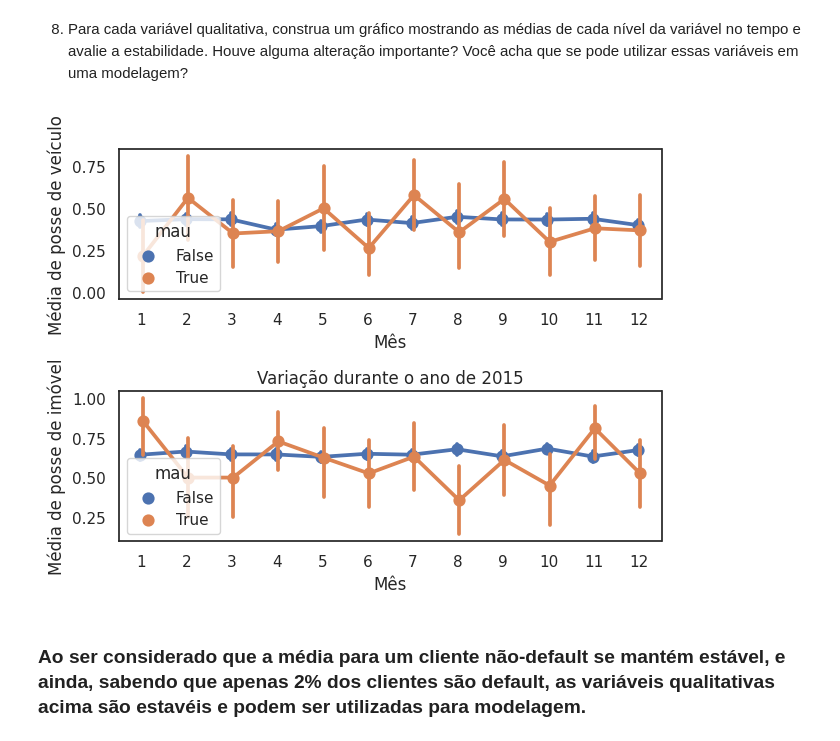
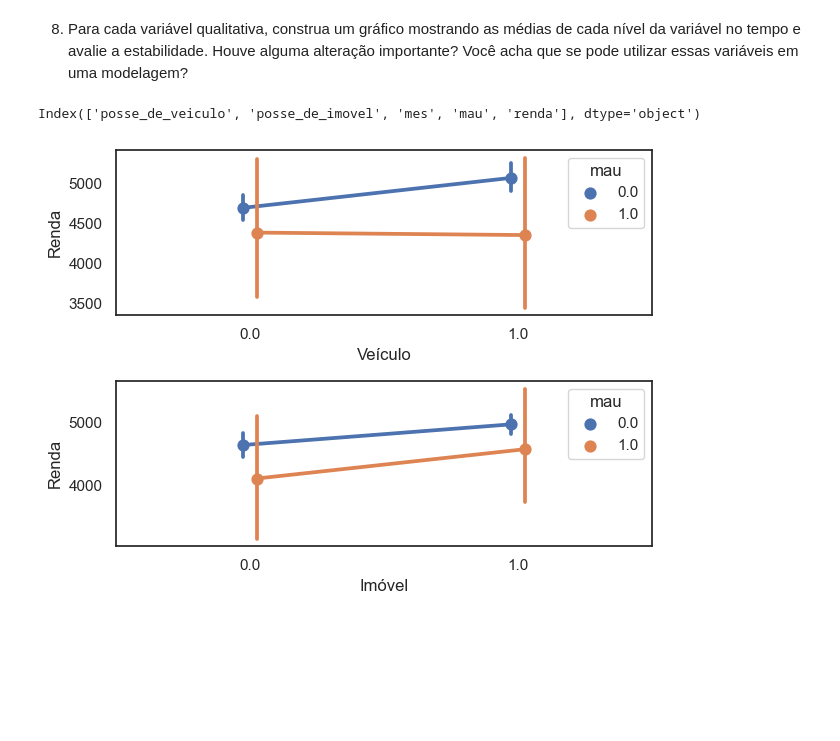
Before and after one commit to jesse-datascience/Analise-Credito-Descritiva, a Jupyter notebook: previsao_de_renda.ipynb, the cells around one changed output. Cells and saved outputs as stored; diff of their text form; code cells hidden in the pictures; blank space fills up the shorter version.

```diff
--- a/previsao_de_renda.ipynb
+++ b/previsao_de_renda.ipynb
@@ -445,4 +441,4 @@ sns.boxplot(data=df_quali_ambos, x='renda', hue='default_True')
 # %%
 # agrupando index do cliente e tirando a média dos parâmetros
 
-df_2 = df_2015[['index','posse_de_veiculo','posse_de_imovel','mes', 'mau']].groupby(by='index').mean()
+df_2 = df_2015[['index','posse_de_veiculo','posse_de_imovel','mes', 'mau','renda']].groupby(by='index').mean()
@@ -469,35 +455,36 @@ plt.tight_layout()
 #### Vemos que as variáveis qualitativas se mantém estável durante todo o ano de 2015. Se tornando confiáveis para análise.
 # %% [markdown]
 8) Para cada variável qualitativa, construa um gráfico mostrando as médias de cada nível da variável no tempo e avalie a estabilidade. Houve alguma alteração importante? Você acha que se pode utilizar essas variáveis em uma modelagem?
+# %%
+df_2.columns
+# %% [output]
+Index(['posse_de_veiculo', 'posse_de_imovel', 'mes', 'mau', 'renda'], dtype='object')
 # %%
 var_qualitativas = ['posse_de_veiculo', 'posse_de_imovel']
 index = list(range(0,2))
 
 fig,axs = plt.subplots(nrows=2)
-sns.pointplot(x='mes', y='posse_de_veiculo',
+sns.pointplot(x='posse_de_veiculo', y='renda',
               hue='mau',
               data=df_2,
               dodge=True,
               errorbar = ('ci',95),
               ax=axs[0])
 
-sns.pointplot(x='mes',
-              y='posse_de_imovel',
+sns.pointplot(x='posse_de_imovel',
+              y='renda',
               hue='mau',
               data=df_2,
               dodge=True,
               errorbar = ('ci',95),
               ax=axs[1])
 
-axs[0].set_xlabel('Mês')
-axs[1].set_xlabel('Mês')
+axs[0].set_xlabel('Veículo')
+axs[1].set_xlabel('Imóvel')
 
-axs[0].set_ylabel('Média de posse de veículo')
-axs[1].set_ylabel('Média de posse de imóvel')
+axs[0].set_ylabel('Renda')
+axs[1].set_ylabel('Renda')
 
-plt.title('Variação durante o ano de 2015')
 plt.tight_layout()
 # %% [output]
-[figure, old version]
+[figure, new version]
-# %% [markdown]
-### Ao ser considerado que a média para um cliente não-default se mantém estável, e ainda, sabendo que apenas 2% dos clientes são default, as variáveis qualitativas acima são estavéis e podem ser utilizadas para modelagem.
```
Also changed, not shown: parts of 11 cells of this notebook.
